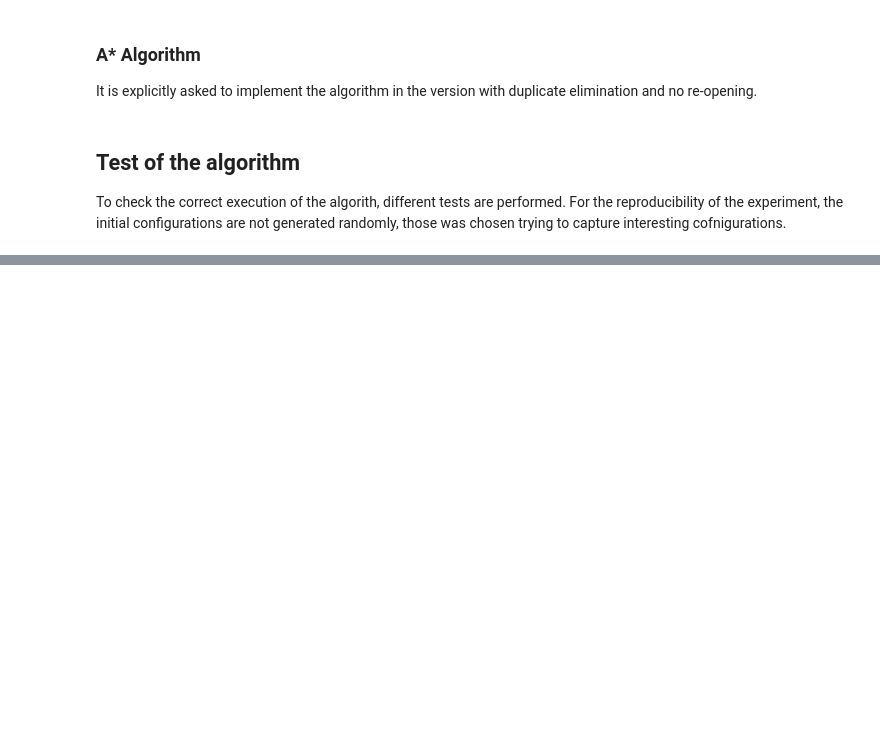
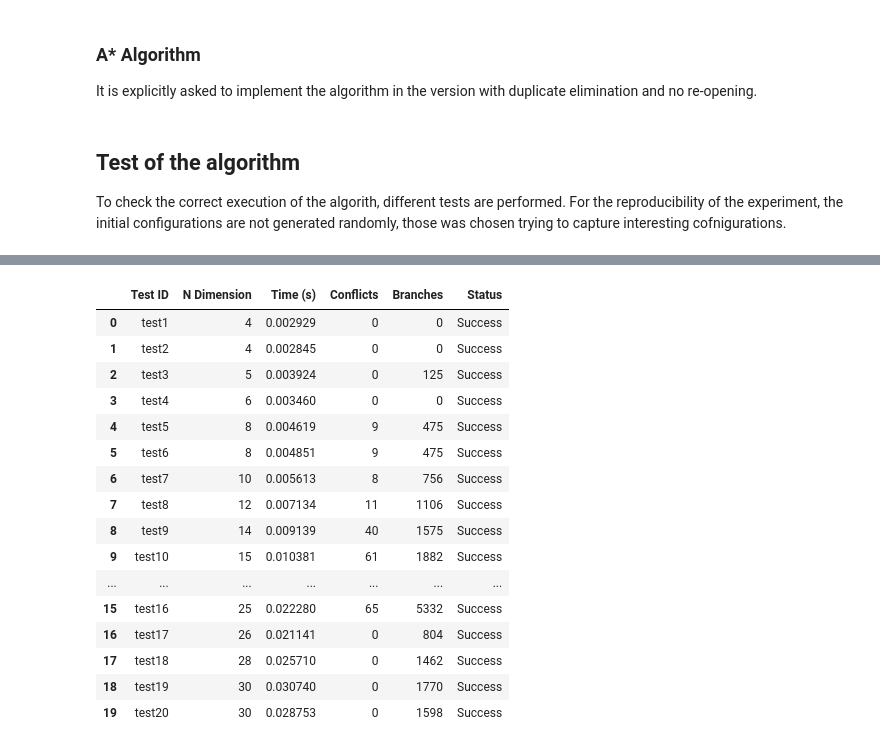
Before and after one commit to mor4z/n-Queens-homework, a Jupyter notebook: n-queen.ipynb, the cells around one changed output, grey strips where cells are left out. Drawn from its saved outputs; the diff is of its cells as text; code cells hidden in the pictures; blank space fills up the shorter version.

```diff
--- a/n-queen.ipynb
+++ b/n-queen.ipynb
@@ -347,0 +384,50 @@ else:
+# %%
+print("=== STARTING CSP SOLVER TEST (OR-Tools) ===")
+
+# Initialize the list to store metrics for the final report
+csp_results = []
+
+for test_id in sorted(test_dict.keys(), key=lambda x: int(x[4:])):
+    n_val = test_dict[test_id]["N"]
+
+    print(f"\n{'='*60}")
+    print(f"CSP EXPERIMENT: {test_id} (N={n_val})")
+    print(f"{'='*60}")
+
+    # Execute the CSP solver
+    res = solve_n_queens_csp(n_val)
+
+    if res["status"] == "Success":
+        solution = res["solution"]
+
+        # Re-adding the board printing part
+        print(f"FINAL STATE (Solution Found by CSP):")
+        print_board(solution, n_val)
+
+        print(f"\nMETRICS:")
+        print(f"- Execution Time: {res['time']:.4f} s")
+        print(f"- Internal Conflicts: {res['conflicts']}")
+        print(f"- Internal Branches: {res['branches']}")
+        print(f"- Validation (h): {res['heuristic_check']}")
+
+        # Saving data for the summary table
+        csp_results.append({
+            "Test_ID": test_id,
+            "N": n_val,
+            "CSP_Time": res['time'],
+            "Conflicts": res['conflicts'],
+            "Branches": res['branches'],
+            "Status": "Success"
+        })
+    else:
+        print(f"RESULT: Failure (No solution found for N={n_val})")
+
+    print(f"{'-'*60}")
+
+# Create and display the final summary table
+df_csp = pd.DataFrame(csp_results)
+df_csp.columns = ['Test ID', 'N Dimension', 'Time (s)', 'Conflicts', 'Branches', 'Status']
+
+print("\n===  METRICS SUMMARY FOR CSP ===")
+display(df_csp)
+# %% [output]
@@ -347,0 +451,17 @@ else:
+|  | Test ID | N Dimension | Time (s) | Conflicts | Branches | Status |
+| 0 | test1 | 4 | 0.002929 | 0 | 0 | Success |
+| 1 | test2 | 4 | 0.002845 | 0 | 0 | Success |
+| 2 | test3 | 5 | 0.003924 | 0 | 125 | Success |
+| 3 | test4 | 6 | 0.003460 | 0 | 0 | Success |
+| 4 | test5 | 8 | 0.004619 | 9 | 475 | Success |
+| 5 | test6 | 8 | 0.004851 | 9 | 475 | Success |
+| 6 | test7 | 10 | 0.005613 | 8 | 756 | Success |
+| 7 | test8 | 12 | 0.007134 | 11 | 1106 | Success |
+| 8 | test9 | 14 | 0.009139 | 40 | 1575 | Success |
+| 9 | test10 | 15 | 0.010381 | 61 | 1882 | Success |
+| ... | ... | ... | ... | ... | ... | ... |
+| 15 | test16 | 25 | 0.022280 | 65 | 5332 | Success |
+| 16 | test17 | 26 | 0.021141 | 0 | 804 | Success |
+| 17 | test18 | 28 | 0.025710 | 0 | 1462 | Success |
+| 18 | test19 | 30 | 0.030740 | 0 | 1770 | Success |
+| 19 | test20 | 30 | 0.028753 | 0 | 1598 | Success |
```
Also changed, not shown: parts of 11 cells of this notebook, 2 other files.
